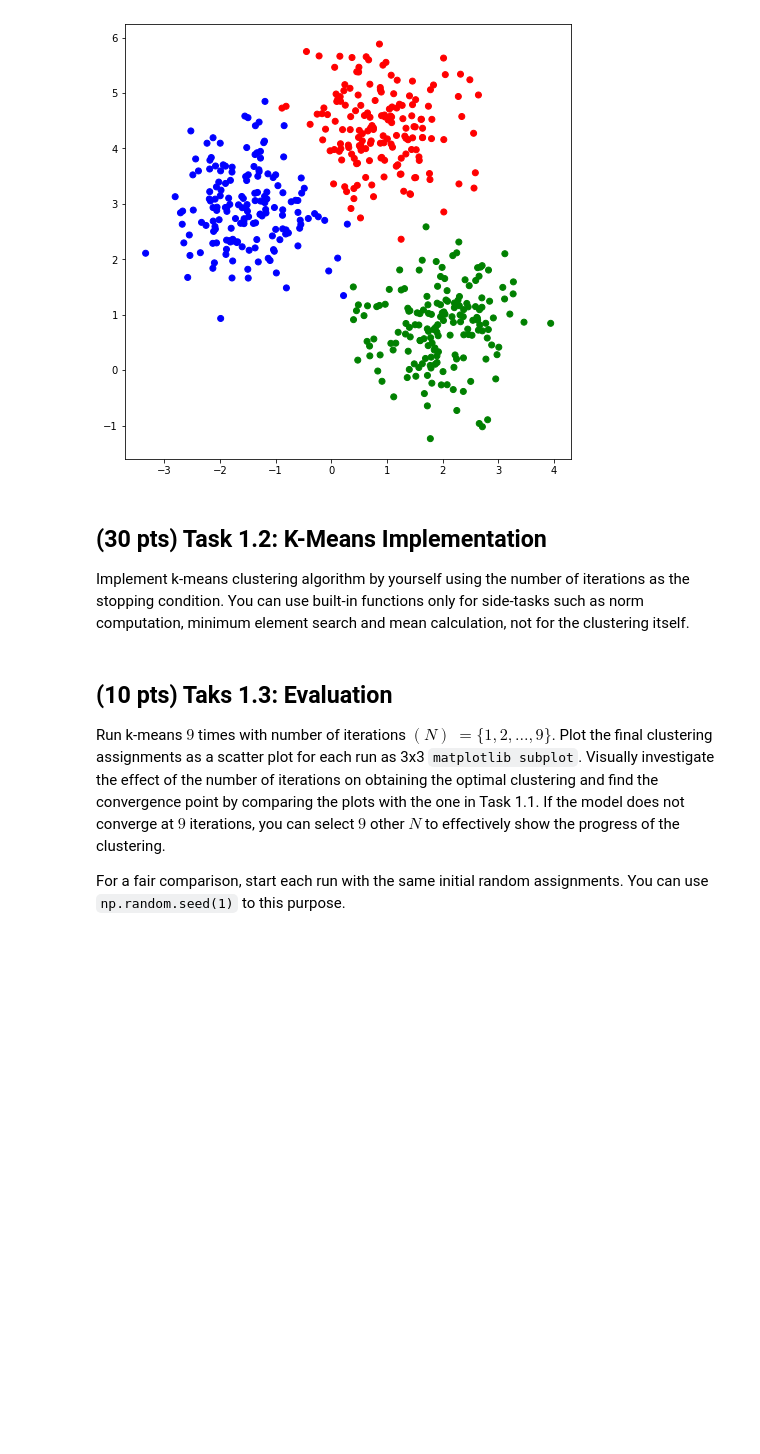
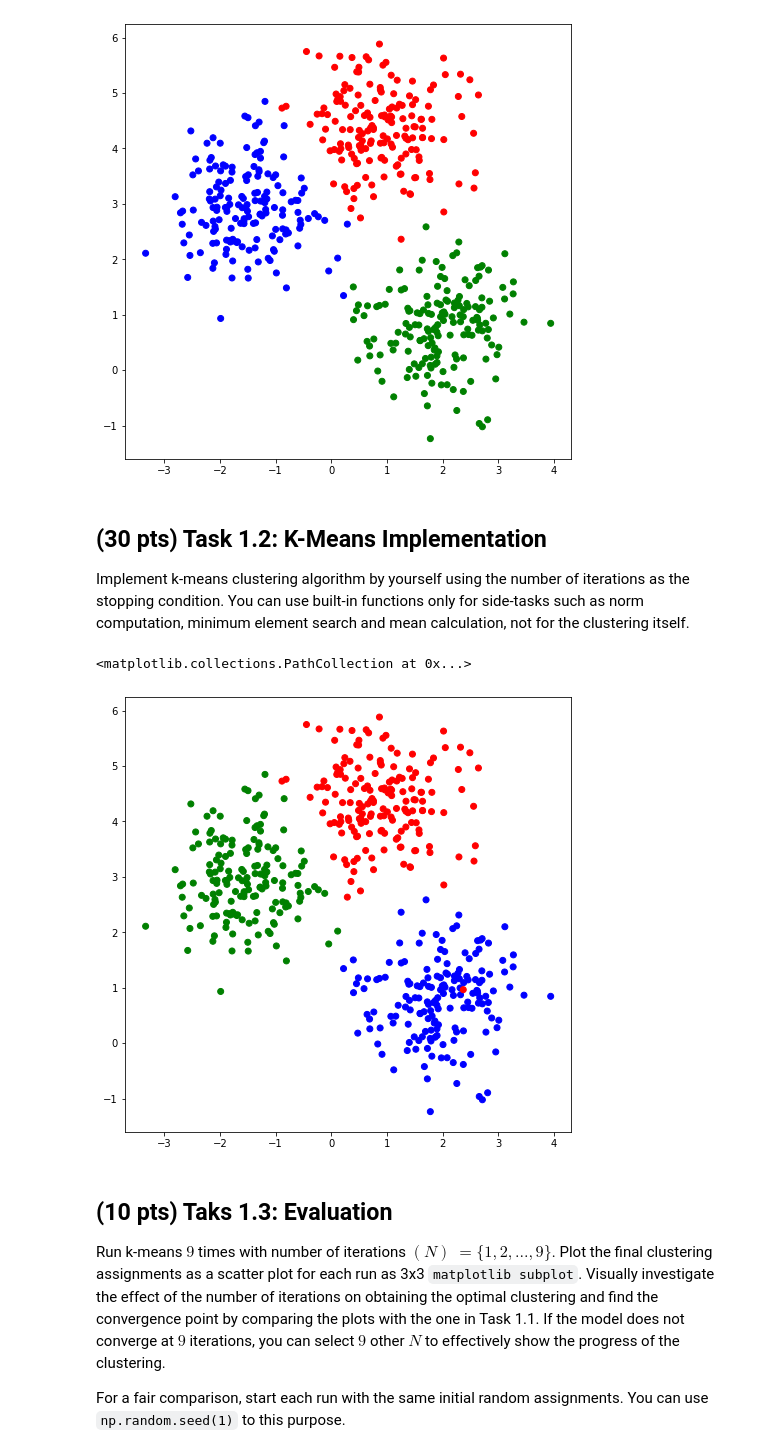
Before and after one commit to emirhansarac29/MachineBoys, a Jupyter notebook: project3/SolnTemplate.ipynb, the cells around one changed output. Cells and saved outputs as stored; diff of their text form; code cells hidden in the pictures; blank space fills up the shorter version.

Commit message:
add k-mean algorithm

```diff
--- a/project3/SolnTemplate.ipynb
+++ b/project3/SolnTemplate.ipynb
@@ -34,6 +34,69 @@ plt.scatter(DATA_SET[:,0], DATA_SET[:,1], c=DATA_LABELS, cmap = cmap)
 ## (30 pts) Task 1.2: K-Means Implementation
 
 Implement k-means clustering algorithm by yourself using the number of iterations as the stopping condition. You can use built-in functions only for side-tasks such as norm computation, minimum element search and mean calculation, not for the clustering itself.
+# %%
+# Necessary functions
+
+# Returns the Euclidean distance of a given point
+# to a given center in a 3D space
+def distance(center,point):
+    return np.linalg.norm(center - point)
+
+
+#def initialize_clusters
+
+# Returns K initial random points considering
+# max and min values in each dimension in order
+# not to pick centroids too far away.
+def pick_random_points(data_set, number_of_points):
+    _ , dimension = data_set.shape
+    max_values = data_set.max(axis=0).reshape(dimension,1)
+    min_values = data_set.min(axis=0).reshape(dimension,1)
+
+    ranges = np.concatenate((min_values, max_values), axis = 1)
+    starts = ranges[:, 0]
+    widths = ranges[:, 1] - ranges[:, 0]
+
+    np.random.seed(1);
+    return starts + widths*np.random.random(size=(number_of_points, dimension))
+
+# Given the Data Set, number of centroids (K), and the number of
+# iterations, applies k-means algorithm
+def apply_k_means(data_set, K, number_of_iterations):
+    number_of_data, dimension = data_set.shape
+    centroids = pick_random_points(data_set, K)
+
+    labels = np.zeros((number_of_data,), dtype=int) # Stores the cluster number of each data point
+
+    while number_of_iterations > 0:
+        distances = np.zeros(K) # Stores the distance between a data point and all centroids.
+        sum_of_data_points_in_each_cluster = np.zeros((K, dimension)) # Stores sum of data points in cluster
+        total_number_of_points_in_each_cluster = np.zeros((K,1), dtype=int)
+        for i in range (number_of_data - 1):
+            distances = np.apply_along_axis(distance, 1, arr= centroids, point = data_set[i])
+            label = np.argmin(distances)
+            labels[i] = label
+            sum_of_data_points_in_each_cluster[label] += data_set[i]
+            total_number_of_points_in_each_cluster[label] += 1
+
+        centroids = np.divide(sum_of_data_points_in_each_cluster, total_number_of_points_in_each_cluster)
+        number_of_iterations -= 1
+
+
+
+
+
+
+    return labels
+
+
+final_labels = apply_k_means(DATA_SET, 3, 5)
+
+fig = plt.figure(figsize=(8,8))
+plt.scatter(DATA_SET[:,0], DATA_SET[:,1], c=final_labels, cmap = cmap)
+# %% [output]
+<matplotlib.collections.PathCollection at 0x...>
+[figure, added]
 # %% [markdown]
 ## (10 pts) Taks 1.3: Evaluation
 
```
